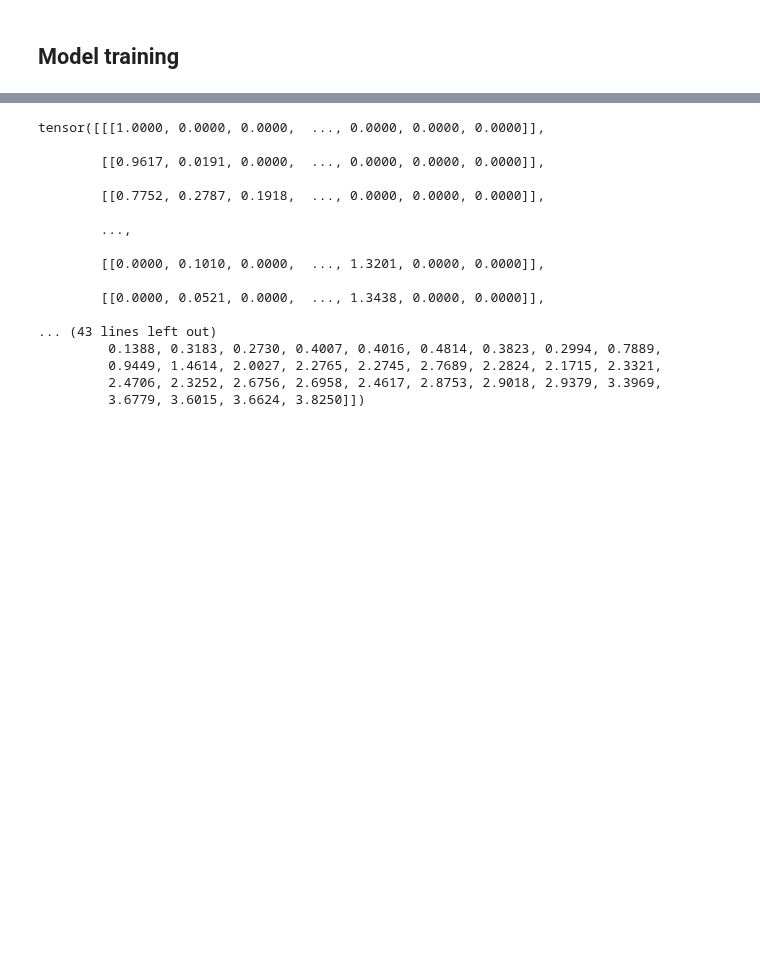
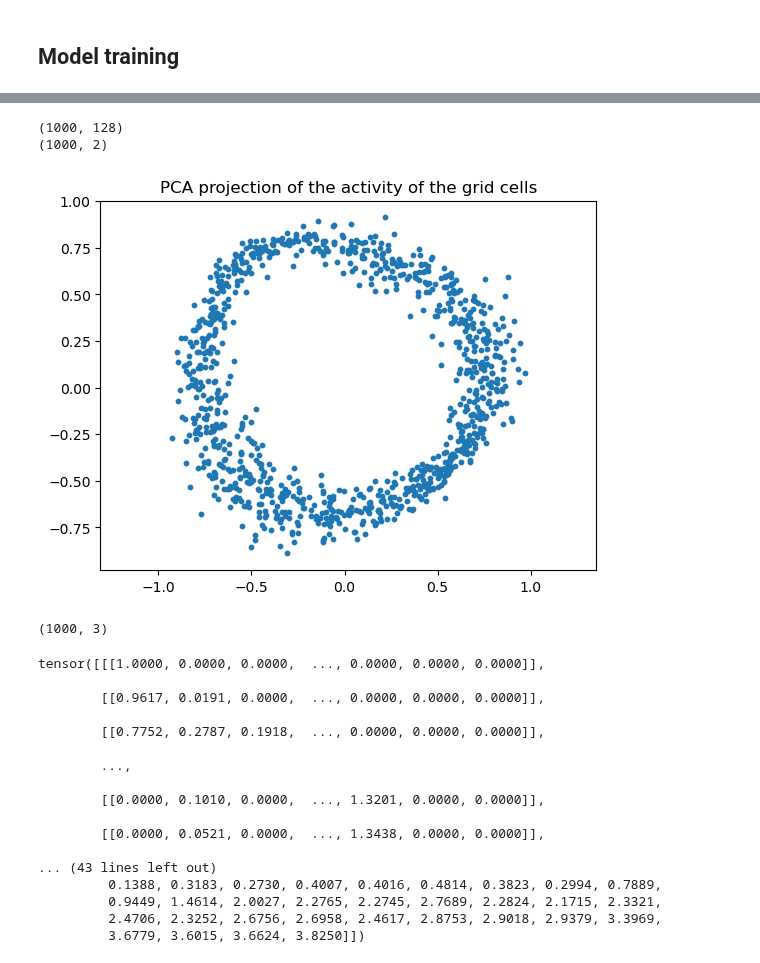
Before and after one commit to bioAI-Oslo/RNN-Adding-Problem-Representations, a Jupyter notebook: notebooks/regularized.ipynb, the cells around one changed output, grey strips where cells are left out. Cells and saved outputs as stored; diff of their text form; code cells hidden in the pictures; blank space fills up the shorter version.

Commit message:
Start of PCA transform journey

```diff
--- a/notebooks/regularized.ipynb
+++ b/notebooks/regularized.ipynb
@@ -270,3 +277,52 @@ Text(0.5, 1.0, 'UMAP projection of the activity of the grid cells')
+# %%
+# PCA projection of the activity of the grid cells
+from sklearn.decomposition import PCA
+
+pca = PCA(n_components=2)
+pca.fit(activity.T)
+embedding = pca.transform(activity.T)
+
+print(activity.T.shape)
+
+print(embedding.shape)
+
+
+plt.scatter(embedding[:, 0], embedding[:, 1], s=10)
+plt.gca().set_aspect('equal', 'datalim')
+plt.title('PCA projection of the activity of the grid cells', fontsize=12)
+
+plt.show()
+# %% [output]
+(1000, 128)
+(1000, 2)
+[figure, added]
+# %%
+# PCA projection of the activity of the grid cells in 3D
+
+pca3D = PCA(n_components=3)
+pca3D.fit(activity.T)
+
+embedding = pca3D.transform(activity.T)
+
+print(embedding.shape)
+
+# from mpl_toolkits.mplot3d import Axes3D
+
+# fig = plt.figure()
+# ax = fig.add_subplot(111, projection='3d')
+
+# ax.scatter(embedding[:, 0], embedding[:, 1], embedding[:, 2], s=10)
+# ax.set_aspect('equal', 'datalim')
+# plt.title('PCA projection of the activity of the grid cells', fontsize=12)
+
+# plt.show()
+
+# Make interactive 3D plot for notebook
+import plotly.express as px
+fig = px.scatter_3d(embedding, x=0, y=1, z=2)
+fig.show()
+# %% [output]
+(1000, 3)
 # %%
 print(model1(data[10:11]))
 print(data[10:11])
```
Also changed, not shown: parts of 12 cells of this notebook, 1 other file.
